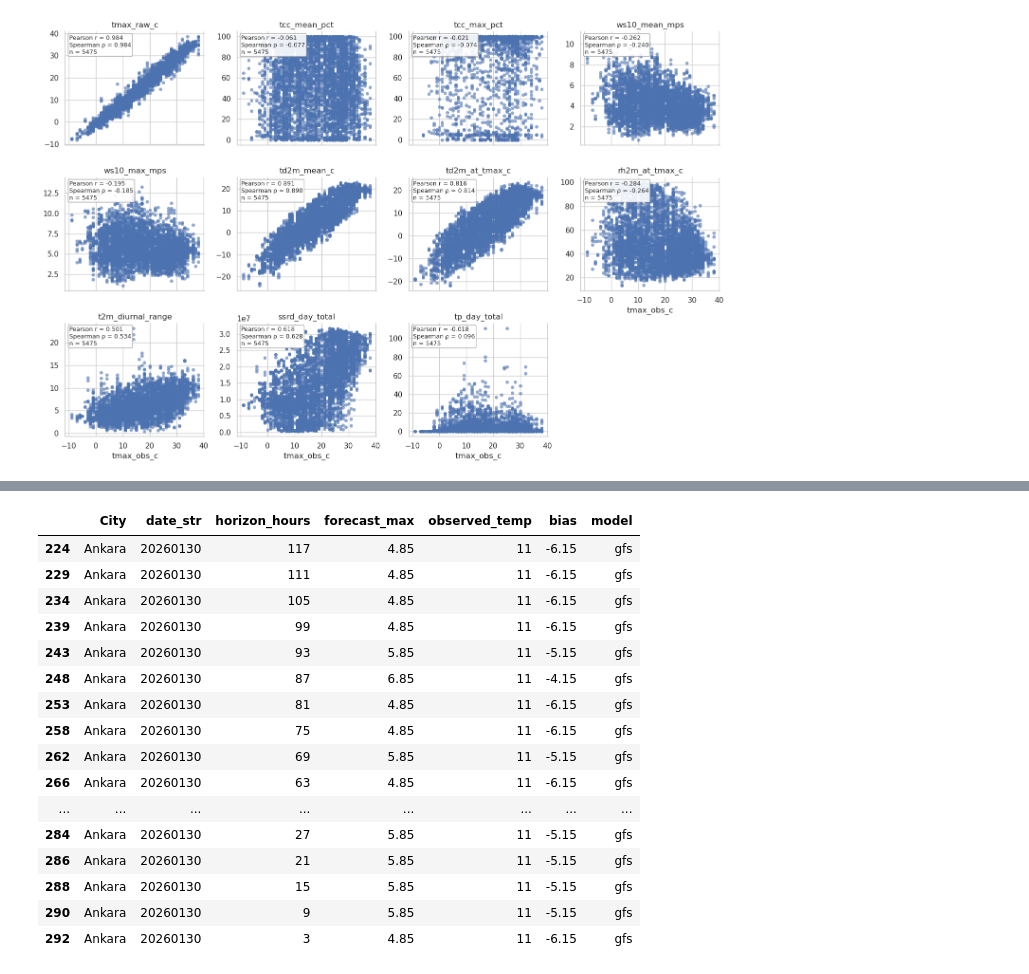
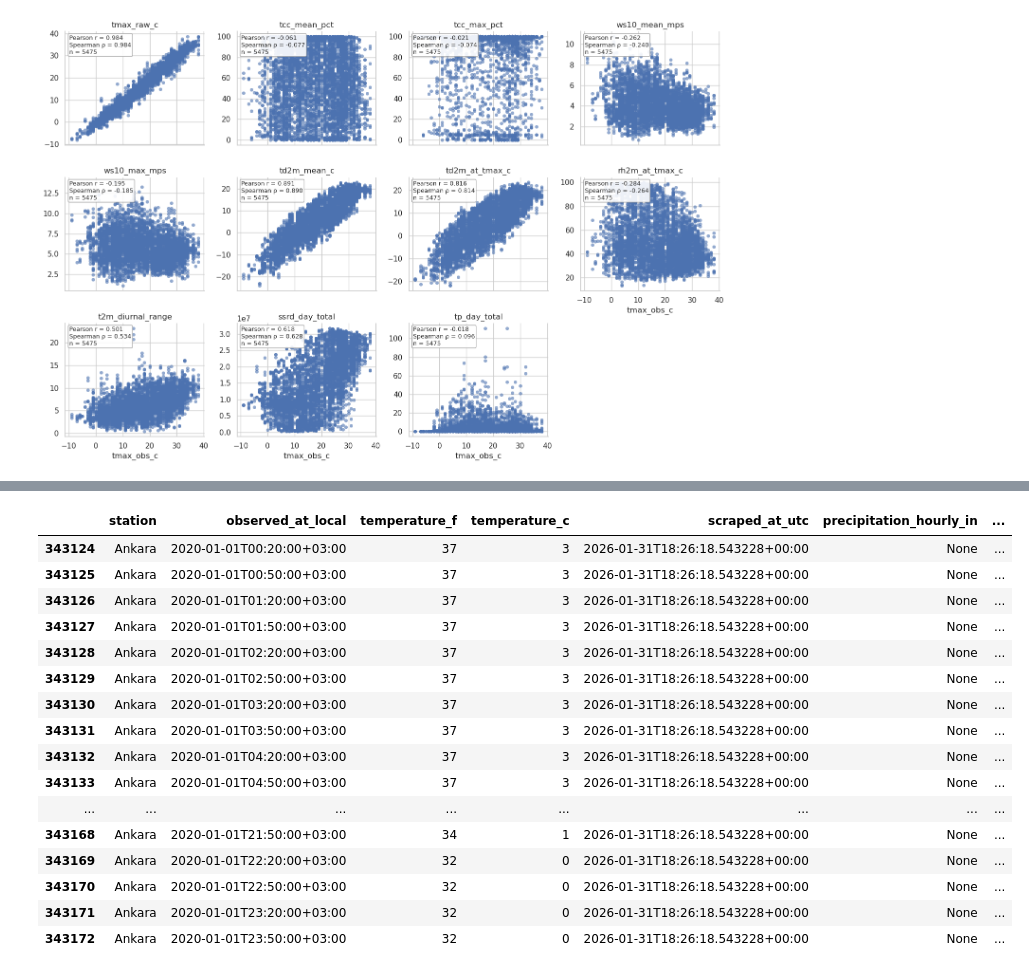
Before and after one commit to gkbrkgrr/polymarket-weather-trading, a Jupyter notebook: test.ipynb, the cells around one changed output, grey strips where cells are left out. Saved outputs shown, nothing was run; the diff lists cells and outputs as text; code cells hidden in the pictures.

```diff
--- a/test.ipynb
+++ b/test.ipynb
@@ -216,22 +156,22 @@ gfs_2026012900[gfs_2026012900["City"] == "Ankara"]
 # %%
 import pyarrow.parquet as pq
-df = pq.read_table("data/analysis_data/daily_bias_raw/temperature_station_daily_biases_raw_20260114_20260131.parquet").to_pandas()
-df[(df["City"] == "Ankara") & (df["date_str"] == "20260130") & (df["model"] == "gfs")].tail(25)
+df = pq.read_table("/home/gkbrkgrr/Desktop/polymarket-weather-trading/data/observations/Ankara.parquet").to_pandas()
+df[df["observed_at_local"].astype(str).str[:10] == "2020-01-01"]
 # %% [output]
-|  | City | date_str | horizon_hours | forecast_max | observed_temp | bias | model |
-| 224 | Ankara | 20260130 | 117 | 4.85 | 11 | -6.15 | gfs |
-| 229 | Ankara | 20260130 | 111 | 4.85 | 11 | -6.15 | gfs |
-| 234 | Ankara | 20260130 | 105 | 4.85 | 11 | -6.15 | gfs |
-| 239 | Ankara | 20260130 | 99 | 4.85 | 11 | -6.15 | gfs |
-| 243 | Ankara | 20260130 | 93 | 5.85 | 11 | -5.15 | gfs |
-| 248 | Ankara | 20260130 | 87 | 6.85 | 11 | -4.15 | gfs |
-| 253 | Ankara | 20260130 | 81 | 4.85 | 11 | -6.15 | gfs |
-| 258 | Ankara | 20260130 | 75 | 4.85 | 11 | -6.15 | gfs |
-| 262 | Ankara | 20260130 | 69 | 5.85 | 11 | -5.15 | gfs |
-| 266 | Ankara | 20260130 | 63 | 4.85 | 11 | -6.15 | gfs |
+|  | station | observed_at_local | temperature_f | temperature_c | scraped_at_utc | precipitation_hourly_in | ... |
+| 343124 | Ankara | 2020-01-01T00:20:00+03:00 | 37 | 3 | 2026-01-31T18:26:18.543228+00:00 | None | ... |
+| 343125 | Ankara | 2020-01-01T00:50:00+03:00 | 37 | 3 | 2026-01-31T18:26:18.543228+00:00 | None | ... |
+| 343126 | Ankara | 2020-01-01T01:20:00+03:00 | 37 | 3 | 2026-01-31T18:26:18.543228+00:00 | None | ... |
+| 343127 | Ankara | 2020-01-01T01:50:00+03:00 | 37 | 3 | 2026-01-31T18:26:18.543228+00:00 | None | ... |
+| 343128 | Ankara | 2020-01-01T02:20:00+03:00 | 37 | 3 | 2026-01-31T18:26:18.543228+00:00 | None | ... |
+| 343129 | Ankara | 2020-01-01T02:50:00+03:00 | 37 | 3 | 2026-01-31T18:26:18.543228+00:00 | None | ... |
+| 343130 | Ankara | 2020-01-01T03:20:00+03:00 | 37 | 3 | 2026-01-31T18:26:18.543228+00:00 | None | ... |
+| 343131 | Ankara | 2020-01-01T03:50:00+03:00 | 37 | 3 | 2026-01-31T18:26:18.543228+00:00 | None | ... |
+| 343132 | Ankara | 2020-01-01T04:20:00+03:00 | 37 | 3 | 2026-01-31T18:26:18.543228+00:00 | None | ... |
+| 343133 | Ankara | 2020-01-01T04:50:00+03:00 | 37 | 3 | 2026-01-31T18:26:18.543228+00:00 | None | ... |
 | ... | ... | ... | ... | ... | ... | ... | ... |
-| 284 | Ankara | 20260130 | 27 | 5.85 | 11 | -5.15 | gfs |
-| 286 | Ankara | 20260130 | 21 | 5.85 | 11 | -5.15 | gfs |
-| 288 | Ankara | 20260130 | 15 | 5.85 | 11 | -5.15 | gfs |
-| 290 | Ankara | 20260130 | 9 | 5.85 | 11 | -5.15 | gfs |
-| 292 | Ankara | 20260130 | 3 | 4.85 | 11 | -6.15 | gfs |
+| 343168 | Ankara | 2020-01-01T21:50:00+03:00 | 34 | 1 | 2026-01-31T18:26:18.543228+00:00 | None | ... |
+| 343169 | Ankara | 2020-01-01T22:20:00+03:00 | 32 | 0 | 2026-01-31T18:26:18.543228+00:00 | None | ... |
+| 343170 | Ankara | 2020-01-01T22:50:00+03:00 | 32 | 0 | 2026-01-31T18:26:18.543228+00:00 | None | ... |
+| 343171 | Ankara | 2020-01-01T23:20:00+03:00 | 32 | 0 | 2026-01-31T18:26:18.543228+00:00 | None | ... |
+| 343172 | Ankara | 2020-01-01T23:50:00+03:00 | 32 | 0 | 2026-01-31T18:26:18.543228+00:00 | None | ... |
```
Also changed, not shown: parts of 9 cells of this notebook, 40 other files.
